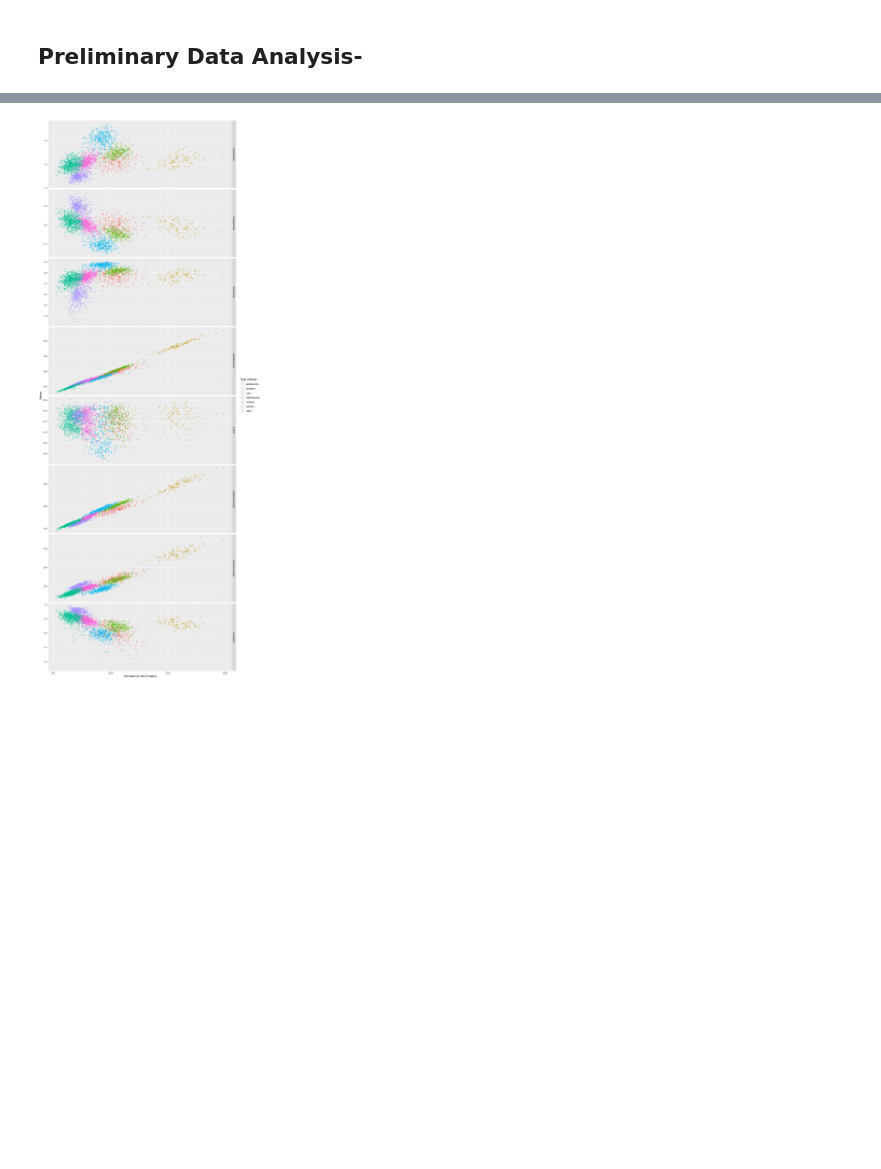
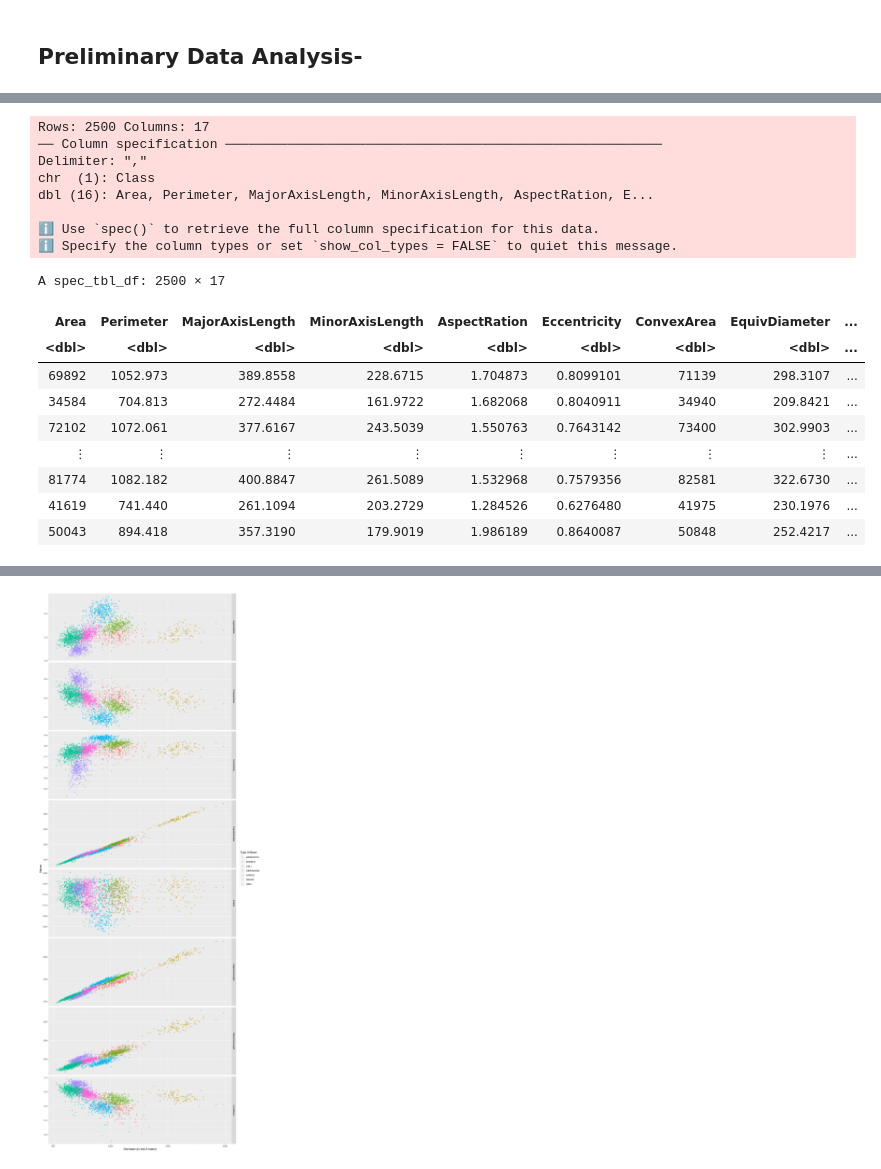
Before and after one commit to dhawal-rathore/DSCI100-Group-Project, a Jupyter notebook: GroupProposal.ipynb, the cells around one changed output, grey strips where cells are left out. Drawn from its saved outputs; the diff is of its cells as text; code cells hidden in the pictures; blank space fills up the shorter version.

```diff
--- a/GroupProposal.ipynb
+++ b/GroupProposal.ipynb
@@ -28,0 +40,23 @@ options(repr.matrix.max.rows = 6) #Makes the tables less annoying to look at
+# %%
+#reading data for prelim. analysis from the training dataset in the data folder
+bean_data_initial<-read_csv("data/bean_training.csv")
+bean_data_initial
+# %% [output]
+Rows: 2500 Columns: 17
+── Column specification ────────────────────────────────────────────────────────
+Delimiter: ","
+chr  (1): Class
+dbl (16): Area, Perimeter, MajorAxisLength, MinorAxisLength, AspectRation, E...
+
+ℹ Use `spec()` to retrieve the full column specification for this data.
+ℹ Specify the column types or set `show_col_types = FALSE` to quiet this message.
+A spec_tbl_df: 2500 × 17
+| Area | Perimeter | MajorAxisLength | MinorAxisLength | AspectRation | Eccentricity | ConvexArea | EquivDiameter | ... |
+| <dbl> | <dbl> | <dbl> | <dbl> | <dbl> | <dbl> | <dbl> | <dbl> | ... |
+| 69892 | 1052.973 | 389.8558 | 228.6715 | 1.704873 | 0.8099101 | 71139 | 298.3107 | ... |
+| 34584 | 704.813 | 272.4484 | 161.9722 | 1.682068 | 0.8040911 | 34940 | 209.8421 | ... |
+| 72102 | 1072.061 | 377.6167 | 243.5039 | 1.550763 | 0.7643142 | 73400 | 302.9903 | ... |
+| ⋮ | ⋮ | ⋮ | ⋮ | ⋮ | ⋮ | ⋮ | ⋮ | ... |
+| 81774 | 1082.182 | 400.8847 | 261.5089 | 1.532968 | 0.7579356 | 82581 | 322.6730 | ... |
+| 41619 | 741.440 | 261.1094 | 203.2729 | 1.284526 | 0.6276480 | 41975 | 230.1976 | ... |
+| 50043 | 894.418 | 357.3190 | 179.9019 | 1.986189 | 0.8640087 | 50848 | 252.4217 | ... |
```
Also changed, not shown: parts of 3 cells of this notebook.
